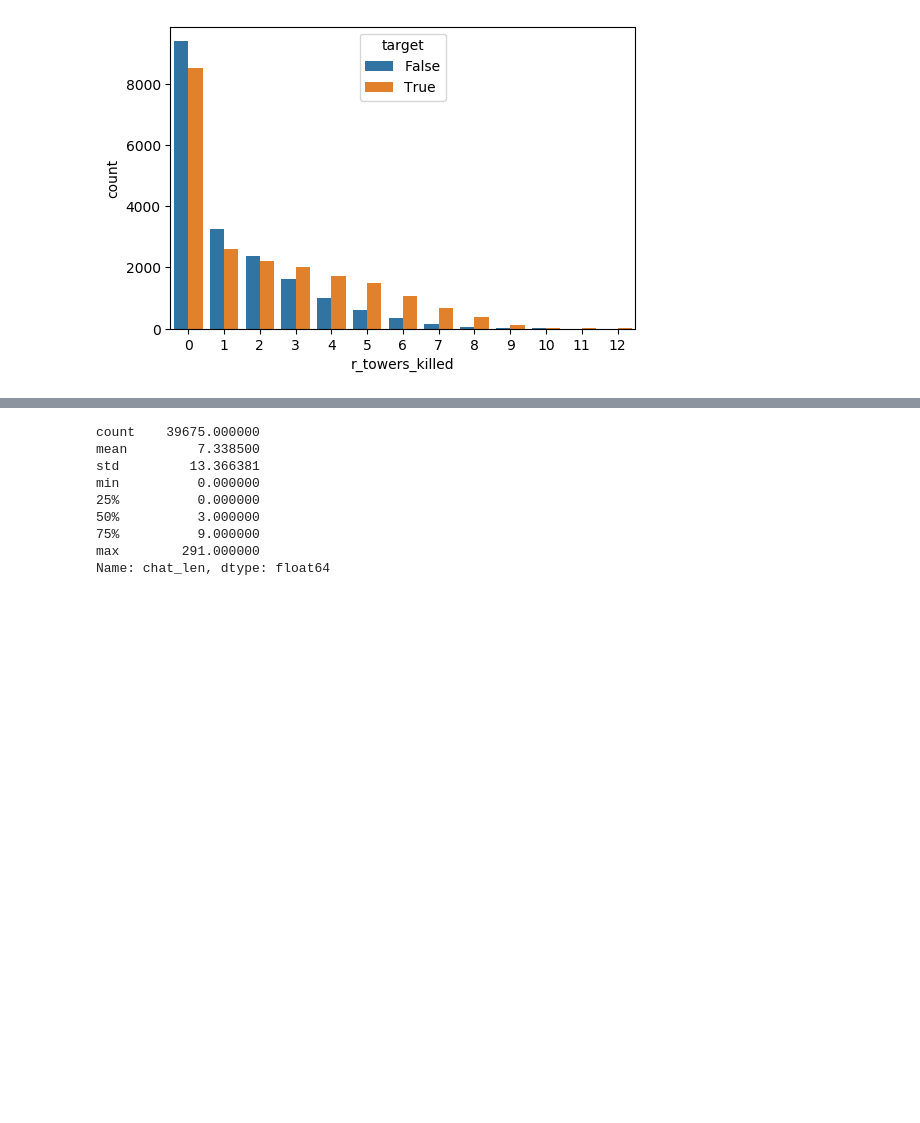
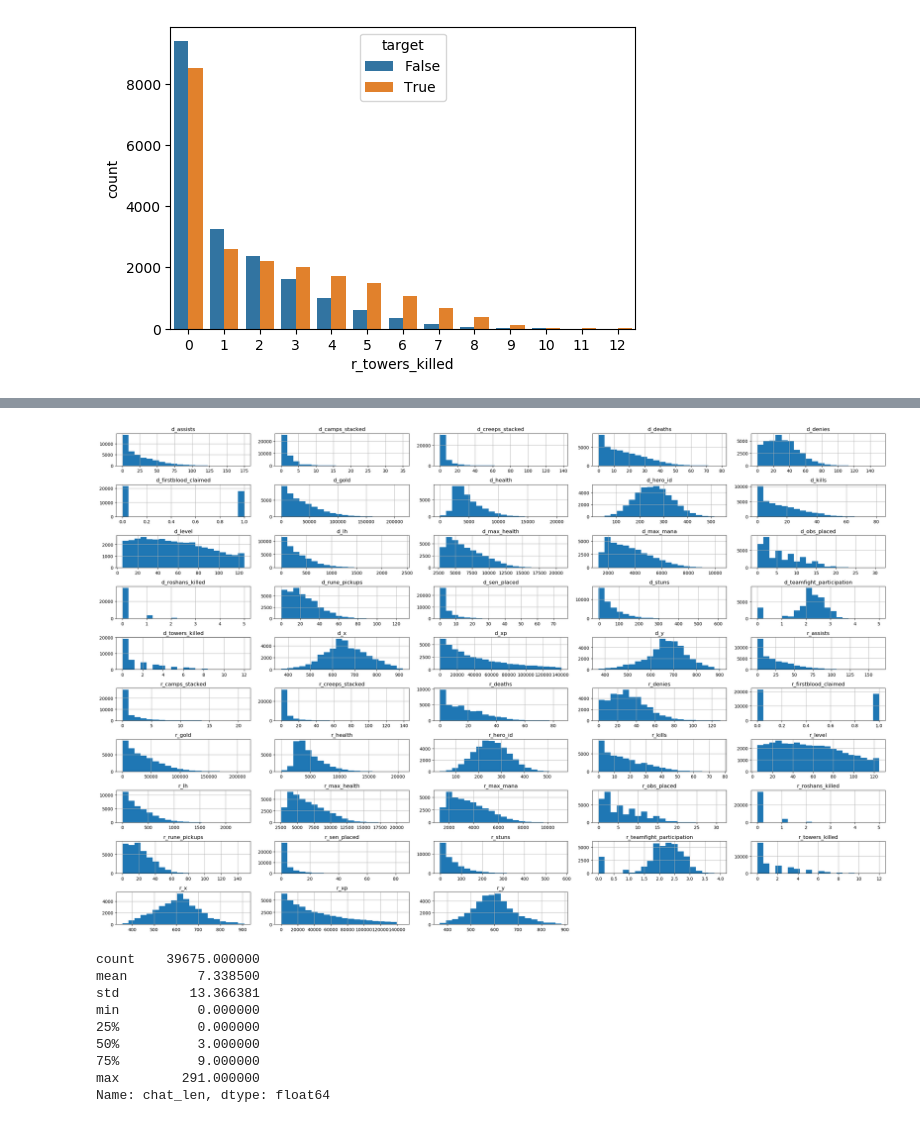
Before and after one commit to tankonst/game_winner_binary_classifier, a Jupyter notebook: EDA_mb.ipynb, the cells around one changed output, grey strips where cells are left out. Drawn from its saved outputs; the diff is of its cells as text; code cells hidden in the pictures; blank space fills up the shorter version.

```diff
--- a/EDA_mb.ipynb
+++ b/EDA_mb.ipynb
@@ -193,0 +242,3 @@ sns.countplot(x="r_towers_killed", hue="target", data=new_features);
+# %%
+new_feats = [i.replace("1","")  for i in train_X.columns.values if (i.startswith('r1')==1
+                                                                    or i.startswith('d1')==1)]
@@ -193,0 +247,4 @@ sns.countplot(x="r_towers_killed", hue="target", data=new_features);
+# %%
+for feature in new_feats:
+    feat_names = [(feature[0] + '{}_'.format(i) +feature[2:]) for i in range(1,6)]
+    new_features[feature] = train_X.loc[:,feat_names].sum(axis=1)
@@ -194,7 +266,9 @@ sns.countplot(x="r_towers_killed", hue="target", data=new_features);
 # %%
-#train_X.hist(figsize = (25,80),layout = (50,5), bins=10)
-#plt.tight_layout()
-#plt.show()
+new_features.drop('target',axis=1).hist(figsize = (25,80),layout = (50,5), bins=20)
+plt.tight_layout()
+plt.show()
+# %% [output]
+[figure, added]
 # %%
 print(train_X['chat_len'].describe())
 train_X['chat_len'].hist(bins = 100)
```
Also changed, not shown: parts of 7 cells of this notebook.
